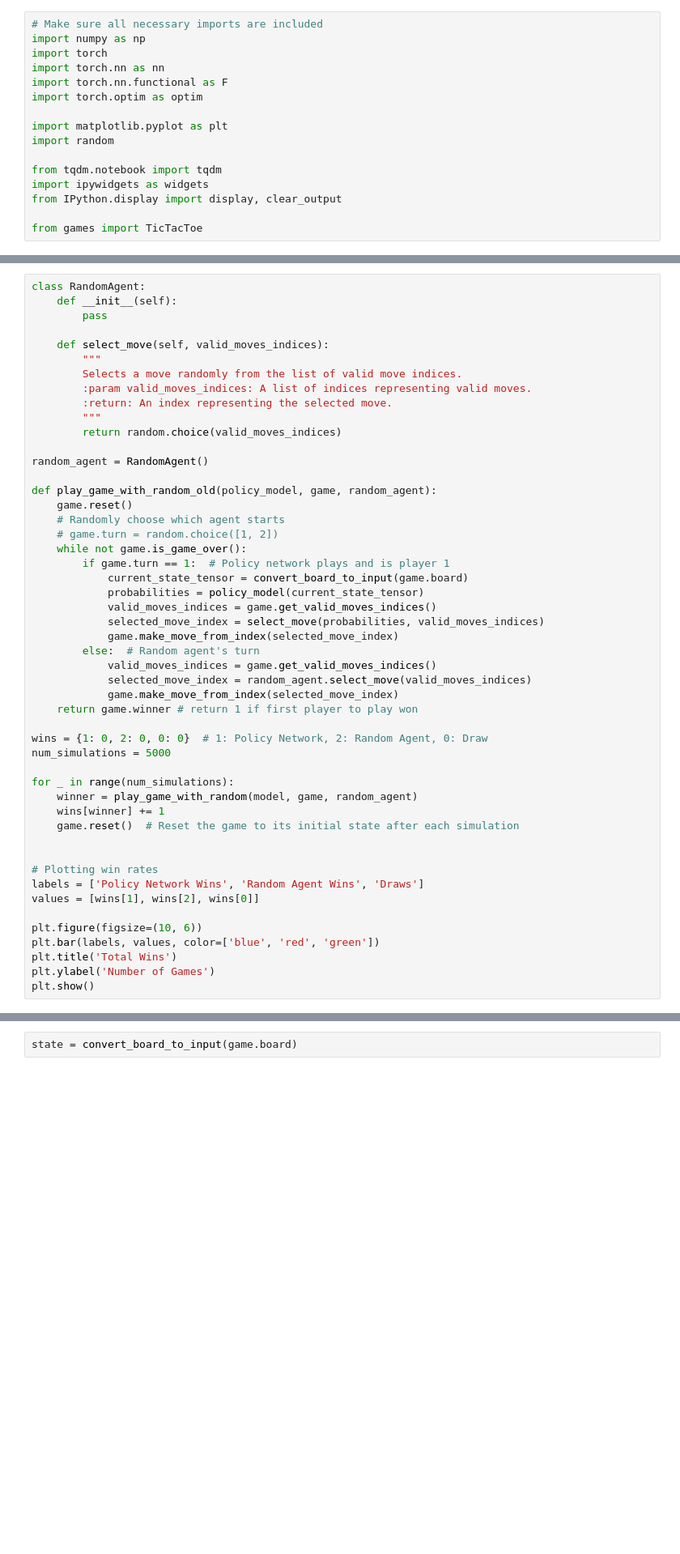
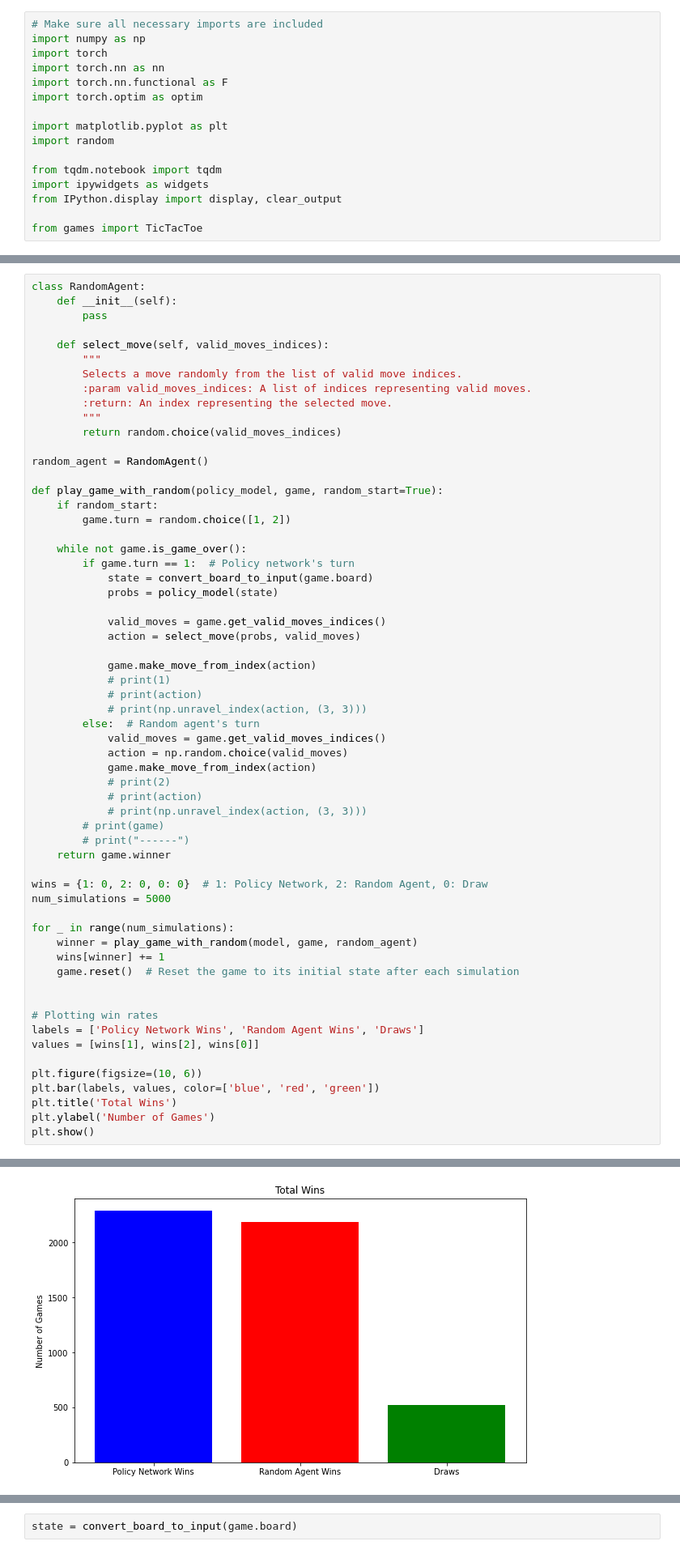
Before and after one commit to Calebp98/alphaTicTacToe, a Jupyter notebook: policyNet.ipynb, the cells around one changed output, grey strips where cells are left out. Shown: that part at 81% size. Drawn from its saved outputs; the diff is of its cells as text; blank space fills up the shorter version.

Commit message:
changed where play_game_with_random was to make people less sad

```diff
--- a/policyNet.ipynb
+++ b/policyNet.ipynb
@@ -145,22 +144,32 @@ class RandomAgent:
 
 random_agent = RandomAgent()
 
-def play_game_with_random_old(policy_model, game, random_agent):
-    game.reset()
-    # Randomly choose which agent starts
-    # game.turn = random.choice([1, 2])
+def play_game_with_random(policy_model, game, random_start=True):
+    if random_start:
+        game.turn = random.choice([1, 2])
+
     while not game.is_game_over():
-        if game.turn == 1:  # Policy network plays and is player 1
-            current_state_tensor = convert_board_to_input(game.board)
-            probabilities = policy_model(current_state_tensor)
-            valid_moves_indices = game.get_valid_moves_indices()
-            selected_move_index = select_move(probabilities, valid_moves_indices)
-            game.make_move_from_index(selected_move_index)
+        if game.turn == 1:  # Policy network's turn
+            state = convert_board_to_input(game.board)
+            probs = policy_model(state)
+
+            valid_moves = game.get_valid_moves_indices()
+            action = select_move(probs, valid_moves)
+
+            game.make_move_from_index(action)
+            # print(1)
+            # print(action)
+            # print(np.unravel_index(action, (3, 3)))
         else:  # Random agent's turn
-            valid_moves_indices = game.get_valid_moves_indices()
-            selected_move_index = random_agent.select_move(valid_moves_indices)
-            game.make_move_from_index(selected_move_index)
-    return game.winner # return 1 if first player to play won
+            valid_moves = game.get_valid_moves_indices()
+            action = np.random.choice(valid_moves)
+            game.make_move_from_index(action)
+            # print(2)
+            # print(action)
+            # print(np.unravel_index(action, (3, 3)))
+        # print(game)
+        # print("------")
+    return game.winner
 
 wins = {1: 0, 2: 0, 0: 0}  # 1: Policy Network, 2: Random Agent, 0: Draw
 num_simulations = 5000
@@ -185,3 +193,4 @@ NameError: name 'play_game_with_random' is not defined
+[figure, added]
 # %%
 # Defining a function to simulate a game between two random agents
 def play_game_random_vs_random(game, agent1, agent2):
```
Also changed, not shown: parts of 5 cells of this notebook.
